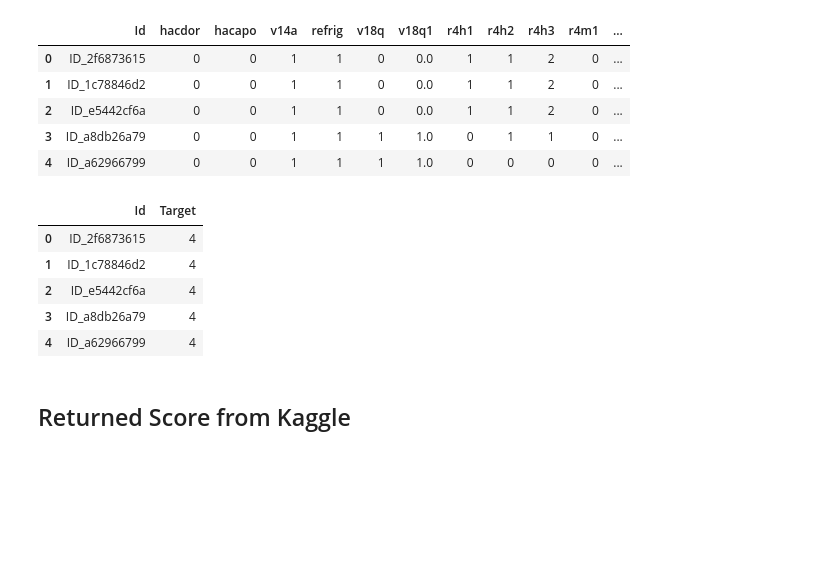
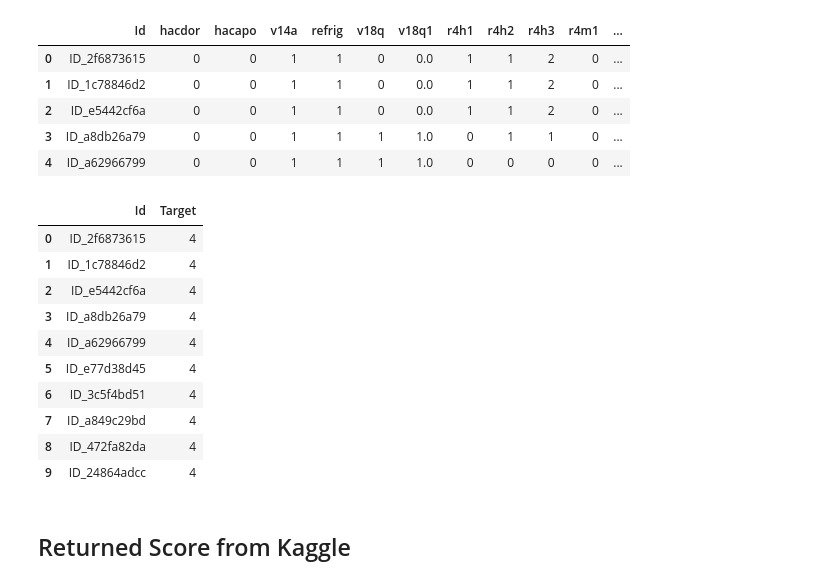
Before and after one commit to nemasobhani/Kaggle-Costa-Rican-Poverty-Prediction, a Jupyter notebook: FINAL_REPORT.ipynb, the cells around one changed output. Cells and saved outputs as stored; diff of their text form; code cells hidden in the pictures; blank space fills up the shorter version.

```diff
--- a/FINAL_REPORT.ipynb
+++ b/FINAL_REPORT.ipynb
@@ -523,7 +527,7 @@ print(X.shape, y.shape)
 # %% [output]
 (9557, 141) (9557,)
 # %%
-X_train, X_test, y_train, y_test = train_test_split(X, y, test_size = 0.2, stratify=y, random_state=12345)
+X_train, X_test, y_train, y_test = train_test_split(X, y, test_size = 0.2, stratify=y, random_state=12345, )
 # %% [markdown]
 ## Linear Regression
 # %%
@@ -576,7 +594,7 @@ f1_logistic
 # %% [markdown]
 ## SVM
 # %%
-clf_SVM = SVC()
+clf_SVM = SVC(gamma='auto')
 # %%
 clf_SVM.fit(X_train, y_train)
 # %% [output]
@@ -598,7 +625,7 @@ f1_SVM
 # %% [markdown]
 ## Random Forest
 # %%
-clf_RF = RandomForestClassifier()
+clf_RF = RandomForestClassifier(class_weight="balanced", n_estimators=10)
 # %%
 clf_RF.fit(X_train, y_train)
 # %% [output]
@@ -645,5 +681,5 @@ feature_importances.head(10)
 # %%
 clf_xgb = xgb.XGBClassifier(max_depth=6,n_estimators=100, n_jobs=-1, subsample=.7)
 # %%
-clf_xgb.fit(X_train, y_train, eval_set=[(X_train, y_train), (X_test, y_test)], verbose=True)
+clf_xgb.fit(X_train, y_train, eval_set=[(X_train, y_train), (X_test, y_test)], verbose=False)
 # %% [output]
@@ -965,19 +1011,24 @@ X_kaggle_test = kaggle_test_df.drop(columns=['Id','idhogar'])
 # %%
 Target = best_grid_search.predict(X_kaggle_test)
 Id = pd.Series(Id)
 Target = pd.Series(Target)
 
 kaggle_submit = pd.concat([Id, Target], axis=1)
 kaggle_submit.columns = ['Id', 'Target']
 
-kaggle_submit.head()
+kaggle_submit.head(10)
 # %% [output]
 |  | Id | Target |
 | 0 | ID_2f6873615 | 4 |
 | 1 | ID_1c78846d2 | 4 |
 | 2 | ID_e5442cf6a | 4 |
 | 3 | ID_a8db26a79 | 4 |
 | 4 | ID_a62966799 | 4 |
+| 5 | ID_e77d38d45 | 4 |
+| 6 | ID_3c5f4bd51 | 4 |
+| 7 | ID_a849c29bd | 4 |
+| 8 | ID_472fa82da | 4 |
+| 9 | ID_24864adcc | 4 |
 # %% [markdown]
 ## Returned Score from Kaggle
 # %%
```
Also changed, not shown: parts of 40 cells of this notebook, 8 other files.
